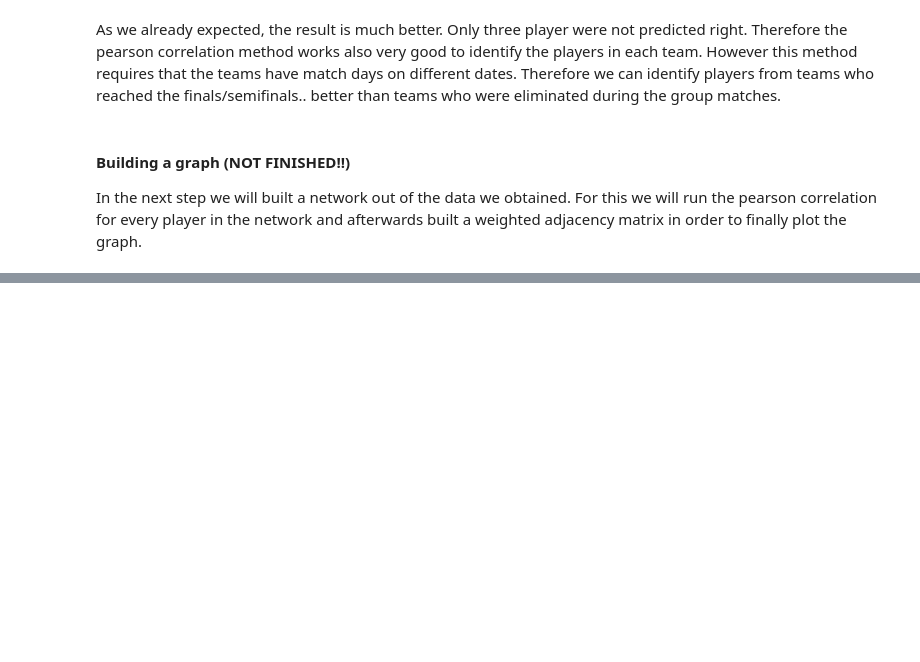
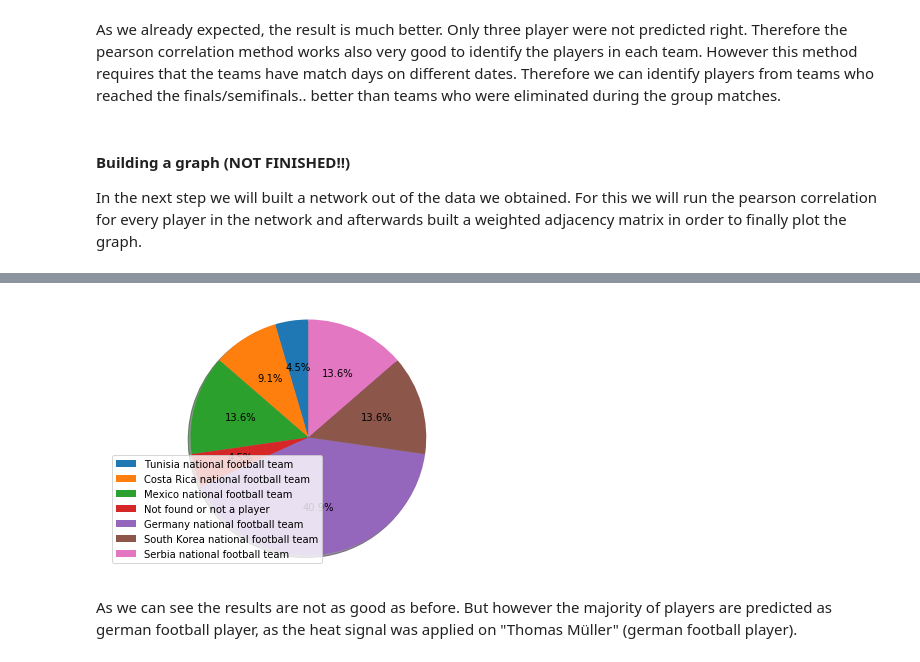
Before and after one commit to ProjectNTDS/Network_World_Cup_Analysis, a Jupyter notebook: Task 4.ipynb, the cells around one changed output, grey strips where cells are left out. Cells and saved outputs as stored; diff of their text form; code cells hidden in the pictures; blank space fills up the shorter version.

```diff
--- a/Task 4.ipynb
+++ b/Task 4.ipynb
@@ -460,0 +472,4 @@ print(pearson_array)
+# %%
+s_pearson, _ = heat_signal(player, Pearson_Graph)
+# %%
+players_graphbased_pearson = identify_players(s_pearson, Pearson_Graph)
@@ -460,0 +478,4 @@ print(pearson_array)
+# %%
+heat_result_pearson = All_Nodes.iloc[players_graphbased_pearson, :]
+# %%
+heat_final_result_pearson = check_true_label(players_graphbased_pearson, true_list, heat_result_pearson)
@@ -460,0 +504,6 @@ print(pearson_array)
+# %%
+create_PieChart(heat_final_result_pearson)
+# %% [output]
+[figure, added]
+# %% [markdown]
+As we can see the results are not as good as before. But however the majority of players are predicted as german football player, as the heat signal was applied on "Thomas Müller" (german football player).
```
Also changed, not shown: parts of 18 cells of this notebook.
